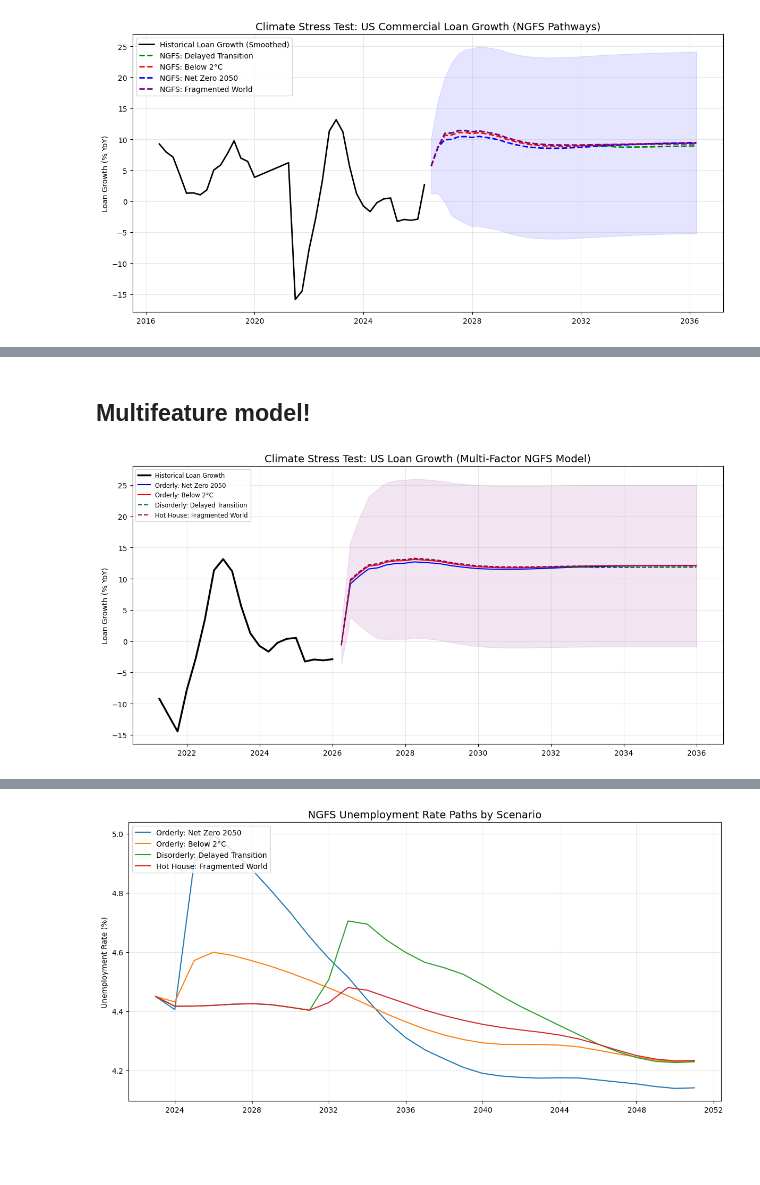
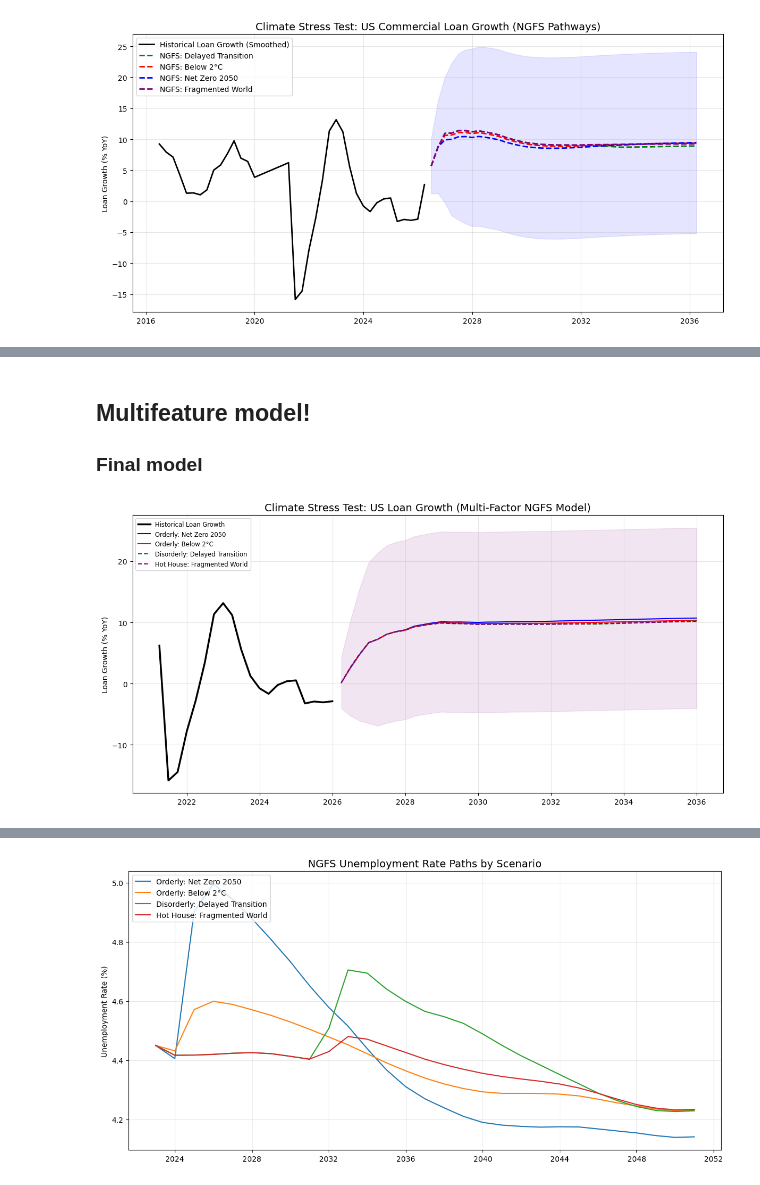
Before and after one commit to gpointd/ECON-522-Forecasting-Project, a Jupyter notebook: Climate Data/Climate Analysis.ipynb, the cells around one changed output, grey strips where cells are left out. Drawn from its saved outputs; the diff is of its cells as text; code cells hidden in the pictures; blank space fills up the shorter version.

```diff
--- a/Climate Data/Climate Analysis.ipynb
+++ b/Climate Data/Climate Analysis.ipynb
@@ -390,5 +352,6 @@ Warnings:
 # %% [markdown]
 ## Multifeature model!
+### Final model
 # %%
 ## MULTIMODAL FINAL MODEL
 
@@ -432,15 +395,14 @@ df_history = pd.concat([
 ], axis=1).dropna()
 
 df_history['Loan_Growth'] = np.log(df_history['Loans_Billions']).diff(4) * 100
+df_history['GDP'] = np.log(df_history['GDP']).diff(4)*100 # log-transform GDP for better modeling
 
 # ---------------------------------------------------------
-# 3. SMOOTH COVID
+# 3. DUMMY COVID
 # ---------------------------------------------------------
+df_history['COVID_Dummy'] = 0
 shock_start, shock_end = '2020-03-01', '2021-06-30'
-
-for col in ['Loan_Growth', 'Unemployment_Rate']:
-    df_history.loc[shock_start:shock_end, col] = np.nan
-    df_history[col] = df_history[col].interpolate(method='linear')
+df_history.loc[shock_start:shock_end, 'COVID_Dummy'] = 1
 
 # ---------------------------------------------------------
 # 4. FEATURE ENGINEERING (CRITICAL UPGRADE)
@@ -449,6 +411,7 @@ df_history['Unemployment_Lag1'] = df_history['Unemployment_Rate'].shift(1)
 df_history['GDP_Lag1'] = df_history['GDP'].shift(1)
 df_history['Rates_Lag1'] = df_history['Rates'].shift(1)
 
+
 df_train = df_history.dropna()
 
 # ---------------------------------------------------------
@@ -456,7 +419,9 @@ df_train = df_history.dropna()
 # ---------------------------------------------------------
 y = df_train['Loan_Growth']
 
-X = df_train[['Unemployment_Lag1', 'GDP_Lag1', 'Rates_Lag1']]
+X = df_train[['Unemployment_Lag1', 'GDP_Lag1','COVID_Dummy']] # removed Rates_lag1
+
+
 
 model = ARIMA(
     y,
@@ -470,7 +435,7 @@ model_fit = model.fit()
 # ---------------------------------------------------------
 # 6. FORECAST SETUP
 # ---------------------------------------------------------
-forecast_steps = 40
+forecast_steps = 40 # 10 years of quarterly forecasts
 last_hist_date = df_history.index[-1]
 
 forecast_dates = pd.date_range(
@@ -496,33 +461,37 @@ def get_ngfs_series(scenario, keyword):
 # 8. BUILD MULTI-FACTOR EXOG
 # ---------------------------------------------------------
 def build_ngfs_exog_multi(scenario):
+    # 1. Pull the Shocks from your NGFS DataFrame
+    unemp_shock = get_ngfs_series(scenario, "Unemployment")
+    gdp_shock_pct = get_ngfs_series(scenario, "Gross Domestic Product")
+    rate_shock = get_ngfs_series(scenario, "Central bank")
 
-    unemp_shock = get_ngfs_series(scenario, "Unemployment")
-    gdp_series = get_ngfs_series(scenario, "Gross Domestic Product")
-    rate_series = get_ngfs_series(scenario, "Central bank") # interest rates
+    # 2. Slice to the forecast horizon (40 quarters)
+    u_s = unemp_shock.loc[forecast_dates[0]:].head(forecast_steps)
+    g_s = gdp_shock_pct.loc[forecast_dates[0]:].head(forecast_steps)
+    r_s = rate_shock.loc[forecast_dates[0]:].head(forecast_steps)
 
-    # Align forecast horizon
-    unemp_shock = unemp_shock.loc[forecast_dates[0]:].head(forecast_steps)
-    gdp_series = gdp_series.loc[forecast_dates[0]:].head(forecast_steps)
-    rate_series = rate_series.loc[forecast_dates[0]:].head(forecast_steps)
+    # 3. Apply the Hybrid FRED-NiGEM Logic
+    # (Shock + Last FRED Actual)
+    unemp_future = last_unemp + u_s.values
+    rate_future = last_rates + r_s.values
+    # (Percentage Shock * Last FRED Actual)
+    gdp_future = last_gdp + g_s.values # this assumes the shock is in percentage points, adjust if it's a multiplier
 
-    # Anchor unemployment (shock-based)
-    unemp_future = last_unemp + unemp_shock
+    # 4. Concatenate for Lagging
+    future_df = pd.DataFrame({
+        'Unemployment_Rate': unemp_future,
+        'GDP': gdp_future
+    }, index=forecast_dates) # removed 'Rates': rate_future
 
-    # GDP & Rates: assume levels already (NGFS provides levels or indexed paths)
-    future = pd.DataFrame({
-        'Unemployment_Rate': unemp_future.values,
-        'GDP': gdp_series.values,
-        'Rates': rate_series.values
-    }, index=forecast_dates)
+    full_series = pd.concat([df_history[['Unemployment_Rate','GDP','Rates']], future_df])
 
-    # Combine with history for lagging
-    full = pd.concat([df_history[['Unemployment_Rate','GDP','Rates']], future])
-
+    # 5. SYMMETRIC FEATURES: Ensure shift(1) matches the training model
     X_f = pd.DataFrame(index=forecast_dates)
-    X_f['Unemployment_Lag1'] = full['Unemployment_Rate'].shift(1).loc[forecast_dates]
-    X_f['GDP_Lag1'] = full['GDP'].shift(1).loc[forecast_dates]
-    X_f['Rates_Lag1'] = full['Rates'].shift(1).loc[forecast_dates]
+    X_f['Unemployment_Lag1'] = full_series['Unemployment_Rate'].shift(1).loc[forecast_dates]
+    X_f['GDP_Lag1'] = full_series['GDP'].shift(1).loc[forecast_dates]
+    X_f['COVID_Dummy'] = 0 # No COVID shock in the future
+    #X_f['Rates_Lag1'] = full_series['Rates'].shift(1).loc[forecast_dates]
 
     return X_f
 
@@ -567,35 +536,35 @@ linestyles = {
     "Below 2°C": "-",
     "Delayed transition": "--",
     "Fragmented World": "--"
 }
 
 for key in results:
     plt.plot(
         forecast_dates,
         results[key].predicted_mean,
         label=scenarios[key],
         color=colors[key],
         linestyle=linestyles[key]
     )
 
 # Confidence interval (worst case)
-conf = results["Fragmented World"].conf_int()
+conf = results["Net Zero 2050"].conf_int()
 plt.fill_between(
     forecast_dates,
     conf.iloc[:, 0],
     conf.iloc[:, 1],
     color='purple',
     alpha=0.1
 )
 
 plt.title('Climate Stress Test: US Loan Growth (Multi-Factor NGFS Model)', fontsize=14)
 plt.ylabel('Loan Growth (% YoY)')
 plt.legend(loc='upper left', fontsize='small')
 plt.grid(True, alpha=0.3)
 plt.tight_layout()
 plt.show()
 # %% [output]
-[figure, old version]
+[figure, new version]
 # %%
 ## Results
 print("Model Summary:\n", model_fit.summary())
```
Also changed, not shown: parts of 18 cells of this notebook, 1 other file.
